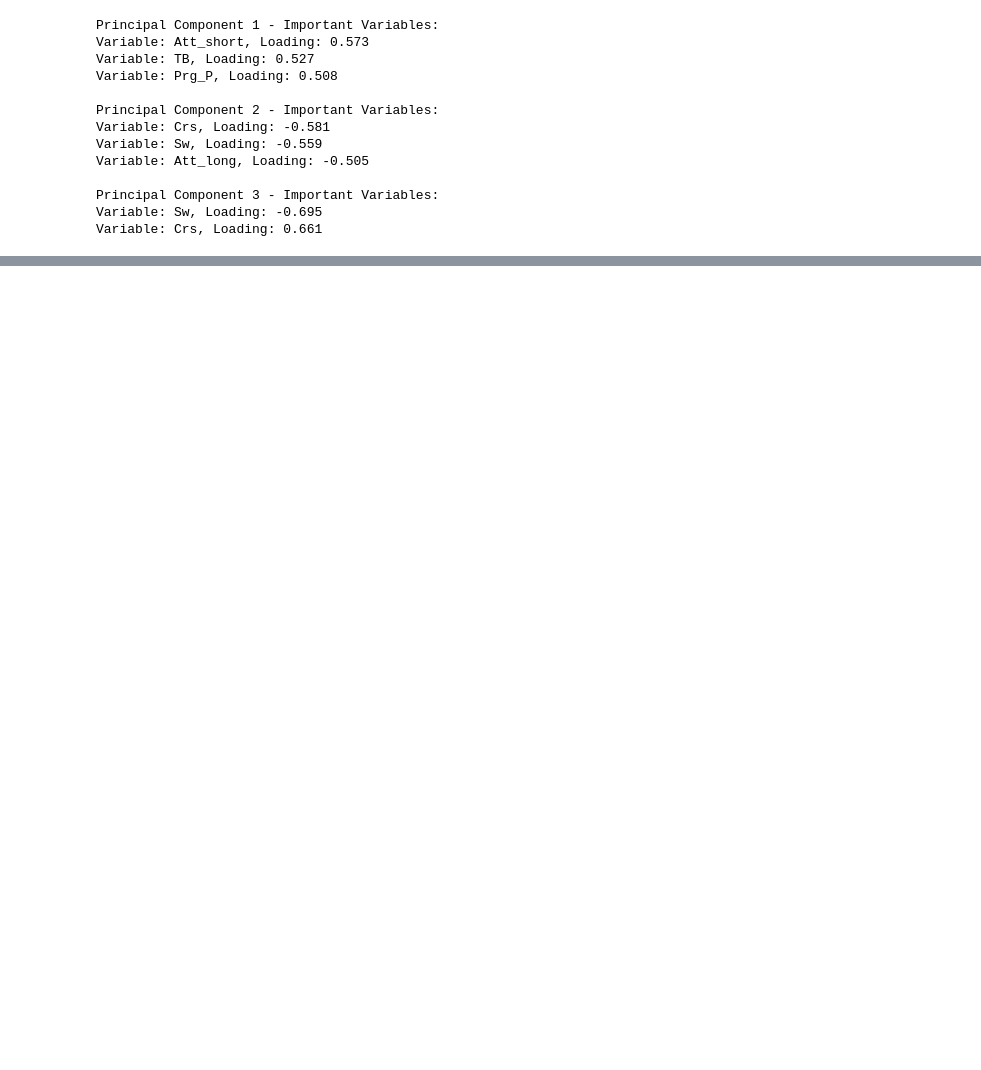
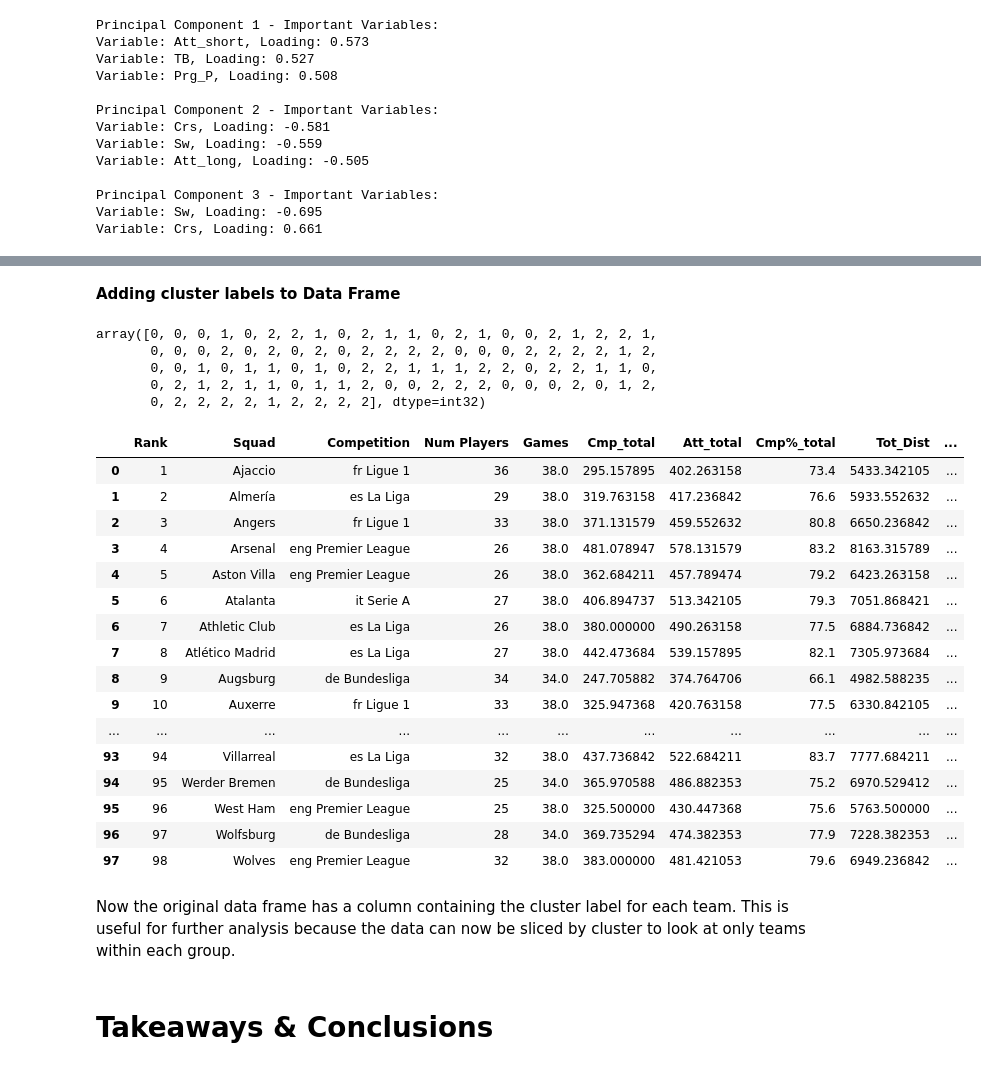
Before and after one commit to Owenp25/-Top-5-Football-Leagues-Clustering-Analysis, a Jupyter notebook: Top_5_Football_Leagues_Clustering_Teams_by_Passing_Play_Style.ipynb, the cells around one changed output, grey strips where cells are left out. Saved outputs shown, nothing was run; the diff lists cells and outputs as text; code cells hidden in the pictures; blank space fills up the shorter version.

```diff
--- a/Top_5_Football_Leagues_Clustering_Teams_by_Passing_Play_Style.ipynb
+++ b/Top_5_Football_Leagues_Clustering_Teams_by_Passing_Play_Style.ipynb
@@ -22,33 +22,8 @@ import matplotlib.pyplot as plt
 from sklearn.decomposition import PCA
 from sklearn.preprocessing import StandardScaler
 
-
-# read in standard data for top 5 leagues
-top5_std = pd.read_html('https://fbref.com/en/comps/Big5/stats/squads/Big-5-European-Leagues-Stats')
-
-# read in shooting data for top 5 leagues
-top5_shooting = pd.read_html('https://fbref.com/en/comps/Big5/shooting/squads/Big-5-European-Leagues-Stats')
-
-# read in goalkeeping data for top5 leagues
-top5_goalkeeping = pd.read_html('https://fbref.com/en/comps/Big5/keepers/squads/Big-5-European-Leagues-Stats')
-
-# read in advanced goalkeeping data for top 5 leagues
-top5_advgoalkeeping = pd.read_html('https://fbref.com/en/comps/Big5/keepersadv/squads/Big-5-European-Leagues-Stats')
-
 # read in passing data for top5 leagues
-top5_passing = pd.read_html('https://fbref.com/en/comps/Big5/passing/squads/Big-5-European-Leagues-Stats')
+top5_passing = pd.read_html('https://fbref.com/en/comps/Big5/2022-2023/passing/squads/2022-2023-Big-5-European-Leagues-Stats')
 
 # read in passing type data for top 5 leagues
-top5_passtypes = pd.read_html('https://fbref.com/en/comps/Big5/passing_types/squads/Big-5-European-Leagues-Stats')
-
-# read in goal creation data for top 5 leagues
-top5_gca = pd.read_html('https://fbref.com/en/comps/Big5/gca/squads/Big-5-European-Leagues-Stats')
-
-# read in defensive data for top 5 leagues
-top5_def = pd.read_html('https://fbref.com/en/comps/Big5/defense/squads/Big-5-European-Leagues-Stats')
-
-# read in possession data for top 5 leagues
-top5_poss = pd.read_html('https://fbref.com/en/comps/Big5/possession/squads/Big-5-European-Leagues-Stats')
-
-# read in misc data for top5 leagues
-top5_misc = pd.read_html('https://fbref.com/en/comps/Big5/misc/squads/Big-5-European-Leagues-Stats')
+top5_passtypes = pd.read_html('https://fbref.com/en/comps/Big5/2022-2023/passing_types/squads/2022-2023-Big-5-European-Leagues-Stats')
@@ -1146,0 +998,37 @@ Variable: Crs, Loading: 0.661
+# %% [markdown]
+**Adding cluster labels to Data Frame**
+# %%
+cluster_labels
+# %% [output]
+array([0, 0, 0, 1, 0, 2, 2, 1, 0, 2, 1, 1, 0, 2, 1, 0, 0, 2, 1, 2, 2, 1,
+       0, 0, 0, 2, 0, 2, 0, 2, 0, 2, 2, 2, 2, 0, 0, 0, 2, 2, 2, 2, 1, 2,
+       0, 0, 1, 0, 1, 1, 0, 1, 0, 2, 2, 1, 1, 1, 2, 2, 0, 2, 2, 1, 1, 0,
+       0, 2, 1, 2, 1, 1, 0, 1, 1, 2, 0, 0, 2, 2, 2, 0, 0, 0, 2, 0, 1, 2,
+       0, 2, 2, 2, 2, 1, 2, 2, 2, 2], dtype=int32)
+# %%
+for row in top5_pass.iterrows():
+  top5_pass['Cluster'] = cluster_labels
+# %%
+top5_pass
+# %% [output]
+|  | Rank | Squad | Competition | Num Players | Games | Cmp_total | Att_total | Cmp%_total | Tot_Dist | ... |
+| 0 | 1 | Ajaccio | fr Ligue 1 | 36 | 38.0 | 295.157895 | 402.263158 | 73.4 | 5433.342105 | ... |
+| 1 | 2 | Almería | es La Liga | 29 | 38.0 | 319.763158 | 417.236842 | 76.6 | 5933.552632 | ... |
+| 2 | 3 | Angers | fr Ligue 1 | 33 | 38.0 | 371.131579 | 459.552632 | 80.8 | 6650.236842 | ... |
+| 3 | 4 | Arsenal | eng Premier League | 26 | 38.0 | 481.078947 | 578.131579 | 83.2 | 8163.315789 | ... |
+| 4 | 5 | Aston Villa | eng Premier League | 26 | 38.0 | 362.684211 | 457.789474 | 79.2 | 6423.263158 | ... |
+| 5 | 6 | Atalanta | it Serie A | 27 | 38.0 | 406.894737 | 513.342105 | 79.3 | 7051.868421 | ... |
+| 6 | 7 | Athletic Club | es La Liga | 26 | 38.0 | 380.000000 | 490.263158 | 77.5 | 6884.736842 | ... |
+| 7 | 8 | Atlético Madrid | es La Liga | 27 | 38.0 | 442.473684 | 539.157895 | 82.1 | 7305.973684 | ... |
+| 8 | 9 | Augsburg | de Bundesliga | 34 | 34.0 | 247.705882 | 374.764706 | 66.1 | 4982.588235 | ... |
+| 9 | 10 | Auxerre | fr Ligue 1 | 33 | 38.0 | 325.947368 | 420.763158 | 77.5 | 6330.842105 | ... |
+| ... | ... | ... | ... | ... | ... | ... | ... | ... | ... | ... |
+| 93 | 94 | Villarreal | es La Liga | 32 | 38.0 | 437.736842 | 522.684211 | 83.7 | 7777.684211 | ... |
+| 94 | 95 | Werder Bremen | de Bundesliga | 25 | 34.0 | 365.970588 | 486.882353 | 75.2 | 6970.529412 | ... |
+| 95 | 96 | West Ham | eng Premier League | 25 | 38.0 | 325.500000 | 430.447368 | 75.6 | 5763.500000 | ... |
+| 96 | 97 | Wolfsburg | de Bundesliga | 28 | 34.0 | 369.735294 | 474.382353 | 77.9 | 7228.382353 | ... |
+| 97 | 98 | Wolves | eng Premier League | 32 | 38.0 | 383.000000 | 481.421053 | 79.6 | 6949.236842 | ... |
+# %% [markdown]
+Now the original data frame has a column containing the cluster label for each team. This is useful for further analysis because the data can now be sliced by cluster to look at only teams within each group.
+# %% [markdown]
+# **Takeaways & Conclusions**
```
Also changed, not shown: parts of 20 cells of this notebook.
